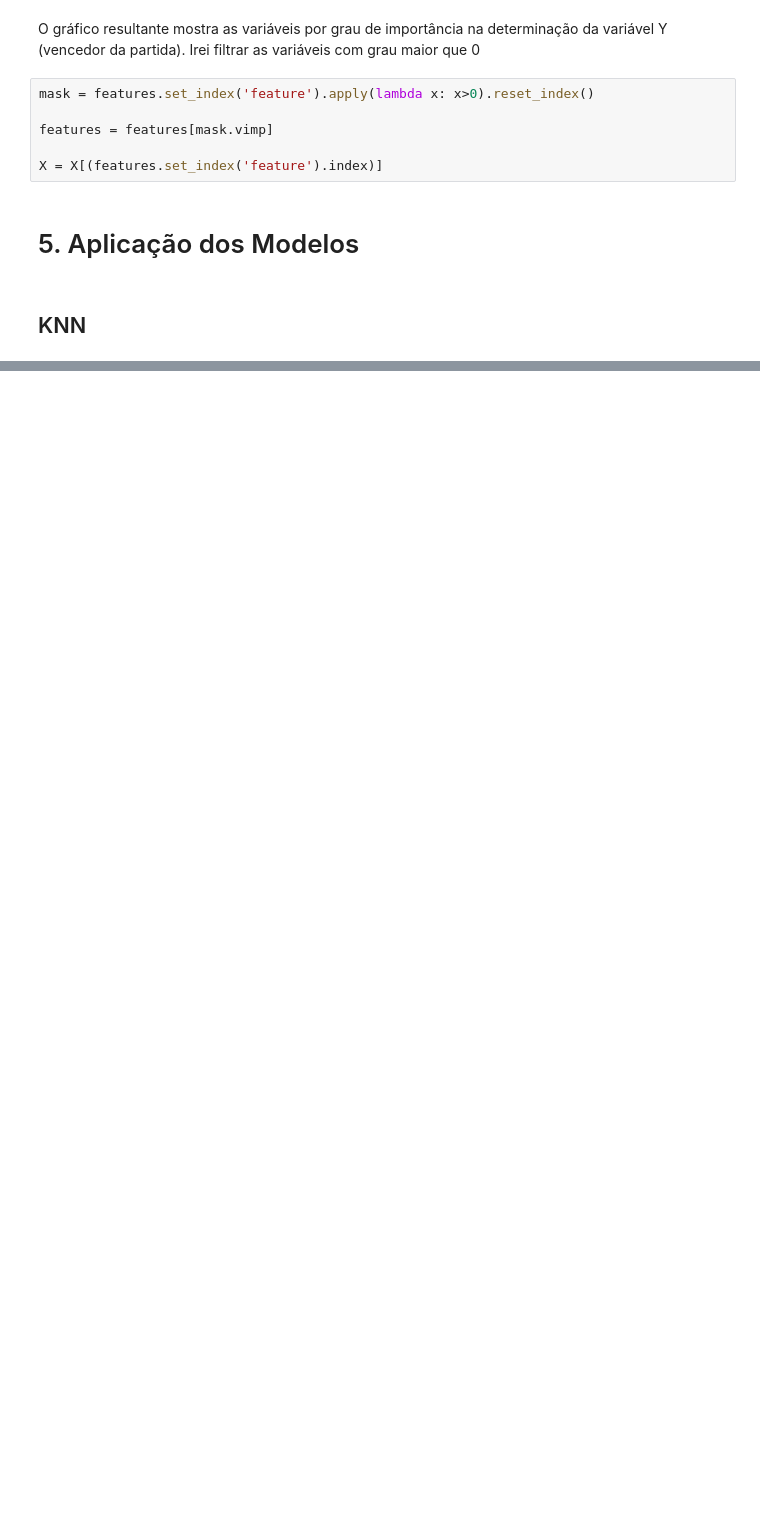
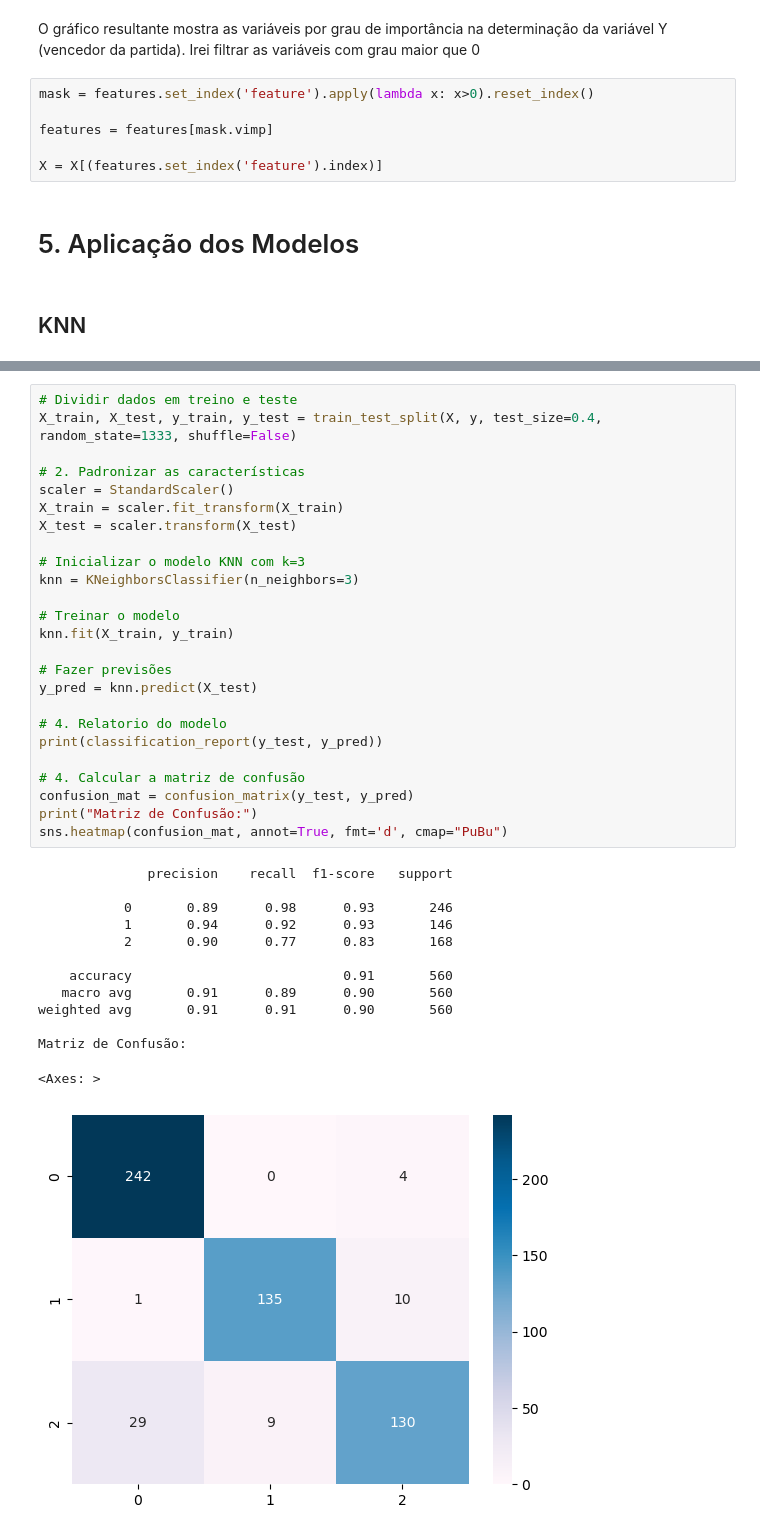
Before and after one commit to herozandn/DataScience2, a Jupyter notebook: Códigos/Dafne.ipynb, the cells around one changed output, grey strips where cells are left out. Cells and saved outputs as stored; diff of their text form; blank space fills up the shorter version.

```diff
--- a/Códigos/Dafne.ipynb
+++ b/Códigos/Dafne.ipynb
@@ -62,0 +53,39 @@ modelo.head()
+# %%
+# Dividir dados em treino e teste
+X_train, X_test, y_train, y_test = train_test_split(X, y, test_size=0.4, random_state=1333, shuffle=False)
+
+# 2. Padronizar as características
+scaler = StandardScaler()
+X_train = scaler.fit_transform(X_train)
+X_test = scaler.transform(X_test)
+
+# Inicializar o modelo KNN com k=3
+knn = KNeighborsClassifier(n_neighbors=3)
+
+# Treinar o modelo
+knn.fit(X_train, y_train)
+
+# Fazer previsões
+y_pred = knn.predict(X_test)
+
+# 4. Relatorio do modelo
+print(classification_report(y_test, y_pred))
+
+# 4. Calcular a matriz de confusão
+confusion_mat = confusion_matrix(y_test, y_pred)
+print("Matriz de Confusão:")
+sns.heatmap(confusion_mat, annot=True, fmt='d', cmap="PuBu")
+# %% [output]
+              precision    recall  f1-score   support
+
+           0       0.89      0.98      0.93       246
+           1       0.94      0.92      0.93       146
+           2       0.90      0.77      0.83       168
+
+    accuracy                           0.91       560
+   macro avg       0.91      0.89      0.90       560
+weighted avg       0.91      0.91      0.90       560
+
+Matriz de Confusão:
+<Axes: >
+[figure, added]
```
Also changed, not shown: parts of 11 cells of this notebook.
